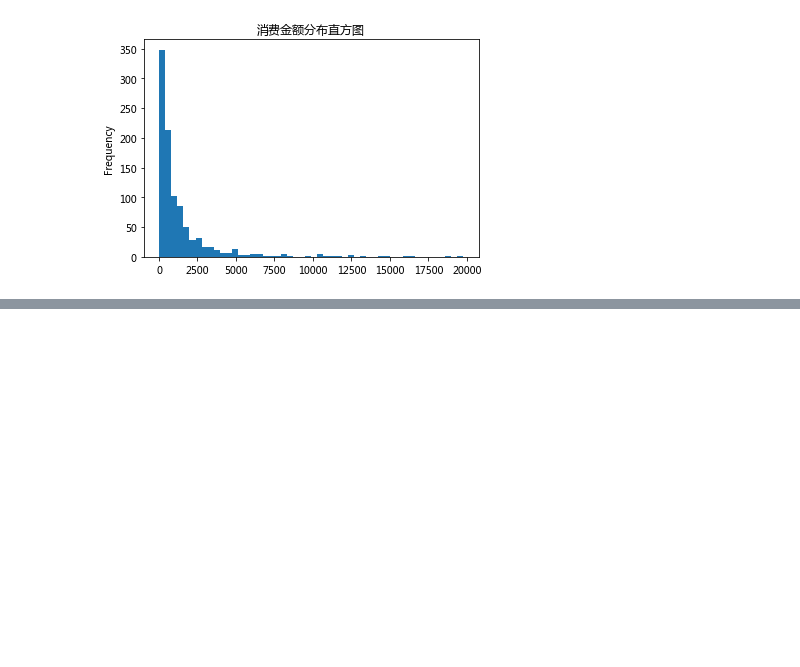
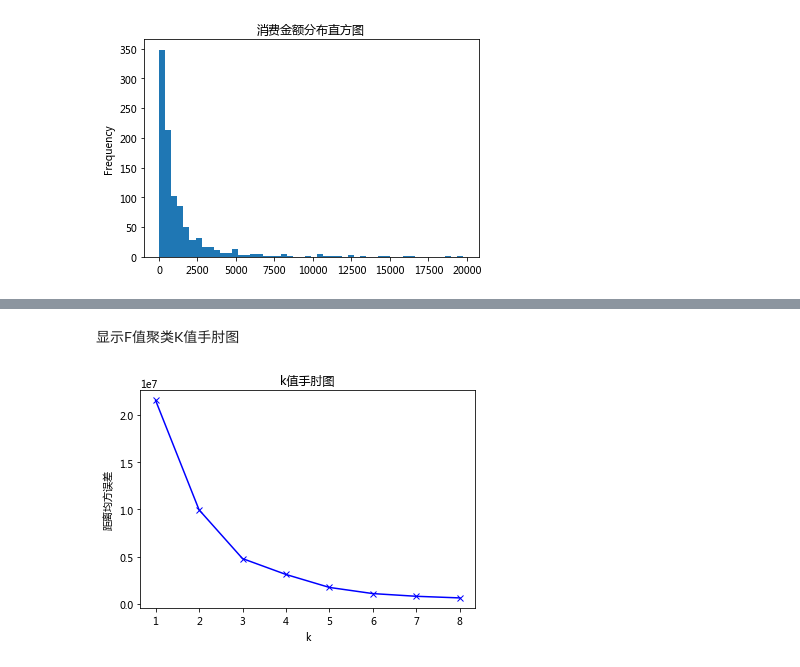
Before and after one commit to hdouhua/ml-in-action, a Jupyter notebook: ch05/RFM.ipynb, the cells around one changed output, grey strips where cells are left out. Saved outputs shown, nothing was run; the diff lists cells and outputs as text; code cells hidden in the pictures; blank space fills up the shorter version.

```diff
--- a/ch05/RFM.ipynb
+++ b/ch05/RFM.ipynb
@@ -248,0 +277,6 @@ df_user.query('M值 < 20000')['M值'].plot(kind='hist', bins=50, title='消费
+# %% [markdown]
+显示F值聚类K值手肘图
+# %%
+show_elbow(df_user[['F值']])
+# %% [output]
+[figure, added]
```
Also changed, not shown: parts of 54 cells of this notebook.
